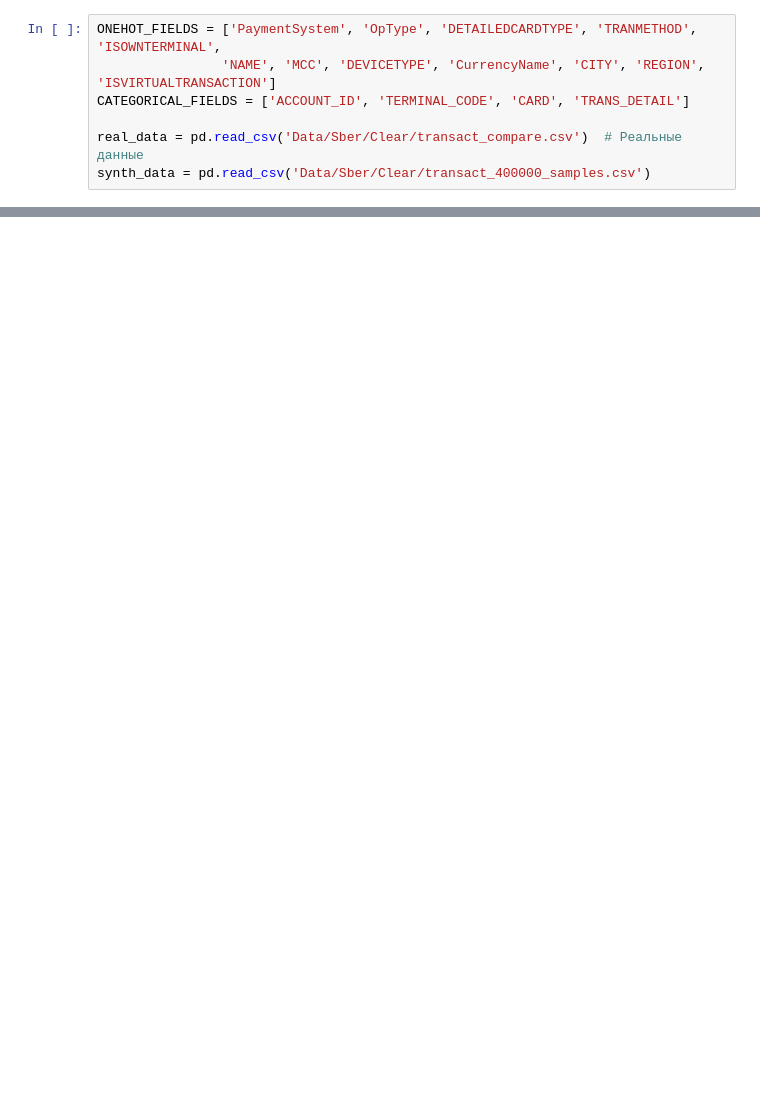
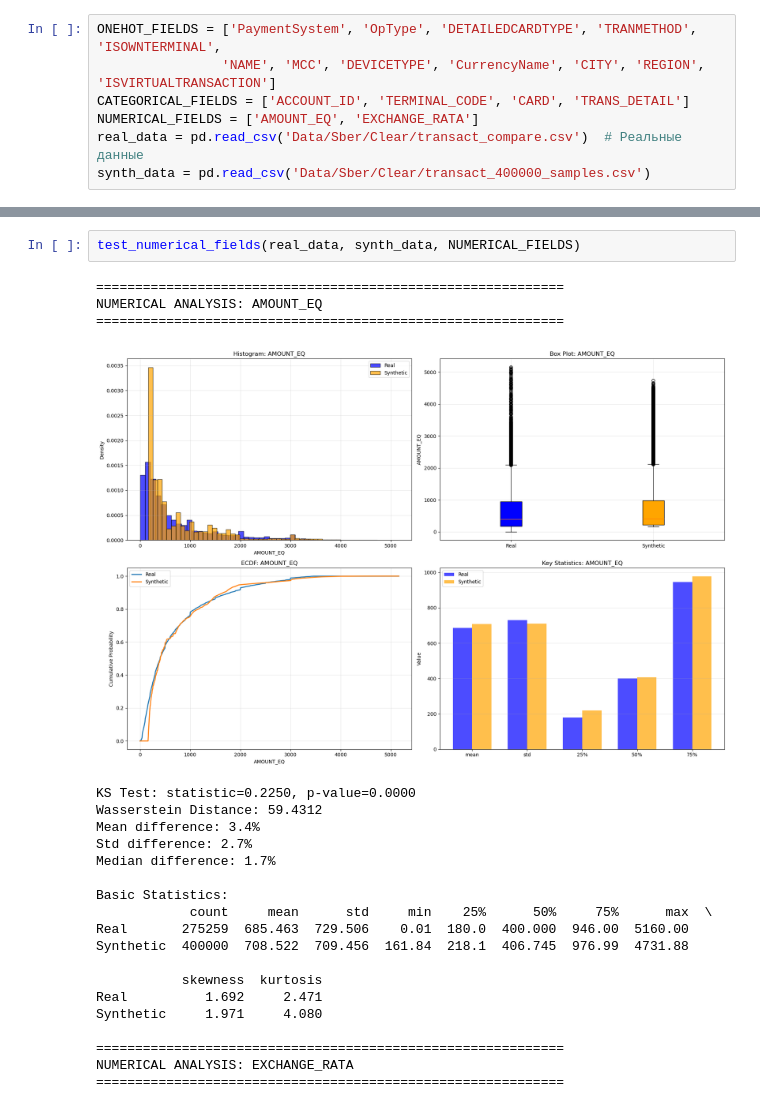
Before and after one commit to ievlev-k/TRGAN, a Jupyter notebook: metrics_st1.ipynb, the cells around one changed output, grey strips where cells are left out. Cells and saved outputs as stored; diff of their text form; blank space fills up the shorter version.

```diff
--- a/metrics_st1.ipynb
+++ b/metrics_st1.ipynb
@@ -289,6 +17,6 @@ def test_categorical_fields(real_df, synth_df, fields):
 ONEHOT_FIELDS = ['PaymentSystem', 'OpType', 'DETAILEDCARDTYPE', 'TRANMETHOD', 'ISOWNTERMINAL',
                 'NAME', 'MCC', 'DEVICETYPE', 'CurrencyName', 'CITY', 'REGION', 'ISVIRTUALTRANSACTION']
 CATEGORICAL_FIELDS = ['ACCOUNT_ID', 'TERMINAL_CODE', 'CARD', 'TRANS_DETAIL']
-
+NUMERICAL_FIELDS = ['AMOUNT_EQ', 'EXCHANGE_RATA']
 real_data = pd.read_csv('Data/Sber/Clear/transact_compare.csv')  # Реальные данные
 synth_data = pd.read_csv('Data/Sber/Clear/transact_400000_samples.csv')
@@ -375,0 +27,25 @@ Mean frequency: Real=9.32, Synthetic=16.26
+# %%
+test_numerical_fields(real_data, synth_data, NUMERICAL_FIELDS)
+# %% [output]
+============================================================
+NUMERICAL ANALYSIS: AMOUNT_EQ
+============================================================
+[figure, added]
+KS Test: statistic=0.2250, p-value=0.0000
+Wasserstein Distance: 59.4312
+Mean difference: 3.4%
+Std difference: 2.7%
+Median difference: 1.7%
+
+Basic Statistics:
+            count     mean      std     min    25%      50%     75%      max  \
+Real       275259  685.463  729.506    0.01  180.0  400.000  946.00  5160.00
+Synthetic  400000  708.522  709.456  161.84  218.1  406.745  976.99  4731.88
+
+           skewness  kurtosis
+Real          1.692     2.471
+Synthetic     1.971     4.080
+
+============================================================
+NUMERICAL ANALYSIS: EXCHANGE_RATA
+============================================================
```
Also changed, not shown: parts of 12 cells of this notebook, 2 other files.
